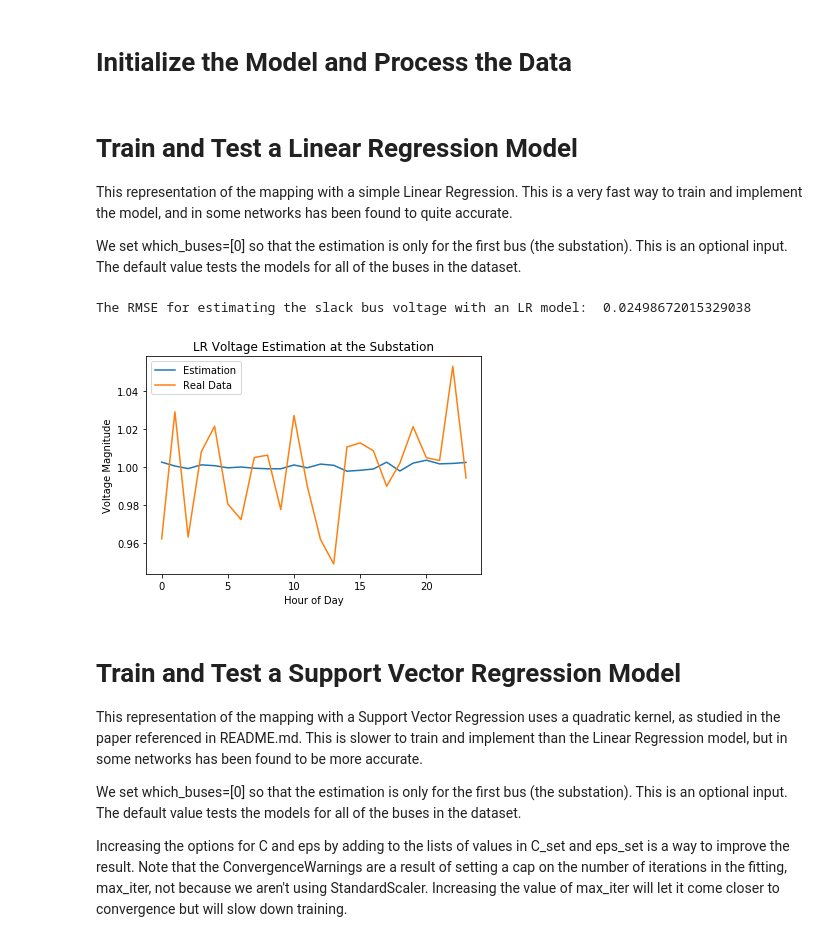
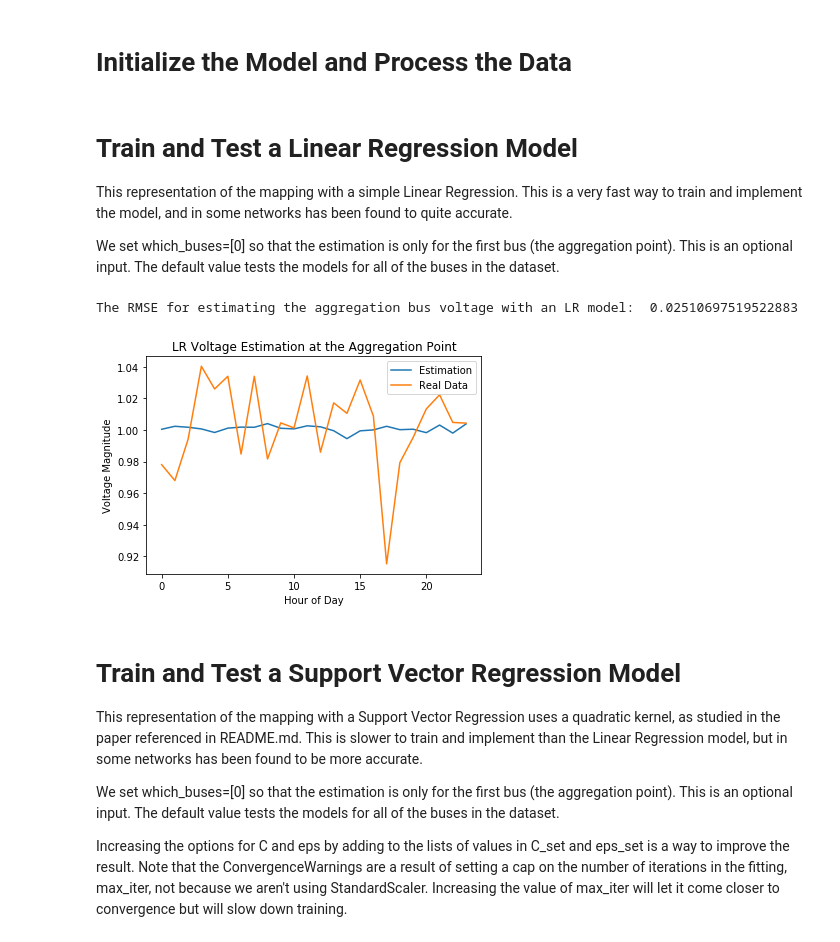
Before and after one commit to slaclab/VADER-Analytics, a Jupyter notebook: mlpowerflow/Voltage_Estimation_Use_Case.ipynb, the cells around one changed output. Drawn from its saved outputs; the diff is of its cells as text; code cells hidden in the pictures.

```diff
--- a/mlpowerflow/Voltage_Estimation_Use_Case.ipynb
+++ b/mlpowerflow/Voltage_Estimation_Use_Case.ipynb
@@ -48,31 +48,31 @@ model.train_test_split_data(rand_percent=True)
 
 This representation of the mapping with a simple Linear Regression. This is a very fast way to train and implement the model, and in some networks has been found to quite accurate.
 
-We set which_buses=[0] so that the estimation is only for the first bus (the substation). This is an optional input. The default value tests the models for all of the buses in the dataset.
+We set which_buses=[0] so that the estimation is only for the first bus (the aggregation point). This is an optional input. The default value tests the models for all of the buses in the dataset.
 # %%
 model.fit_lr()
 model.test_error_lr(which_buses=[0])
-print('The RMSE for estimating the slack bus voltage with an LR model: ', model.total_rmse_lr)
+print('The RMSE for estimating the aggregation bus voltage with an LR model: ', model.total_rmse_lr)
 # %% [output]
-The RMSE for estimating the slack bus voltage with an LR model:  0.02498672015329038
+The RMSE for estimating the aggregation bus voltage with an LR model:  0.02510697519522883
 # %%
 time_set = np.arange(0,24) # Look at the first day of the test set
 plt.figure()
 plt.plot(time_set,model.test_y_values_lr[time_set,0],time_set,model.y_test[time_set,0])
 plt.xlabel('Hour of Day')
 plt.ylabel('Voltage Magnitude')
-plt.title('LR Voltage Estimation at the Substation')
+plt.title('LR Voltage Estimation at the Aggregation Point')
 plt.legend(labels=['Estimation','Real Data'])
 plt.show()
 # The corresponding error between the two is in model.test_error_values_lr[time_set]
 # %% [output]
-[figure, old version]
+[figure, new version]
 # %% [markdown]
 # Train and Test a Support Vector Regression Model
 
 This representation of the mapping with a Support Vector Regression uses a quadratic kernel, as studied in the paper referenced in README.md. This is slower to train and implement than the Linear Regression model, but in some networks has been found to be more accurate.
 
-We set which_buses=[0] so that the estimation is only for the first bus (the substation). This is an optional input. The default value tests the models for all of the buses in the dataset.
+We set which_buses=[0] so that the estimation is only for the first bus (the aggregation point). This is an optional input. The default value tests the models for all of the buses in the dataset.
 
 Increasing the options for C and eps by adding to the lists of values in C_set and eps_set is a way to improve the result. Note that the ConvergenceWarnings are a result of setting a cap on the number of iterations in the fitting, max_iter, not because we aren't using StandardScaler. Increasing the value of max_iter will let it come closer to convergence but will slow down training.
 # %%
```
Also changed, not shown: parts of 5 cells of this notebook, 1 other file.
